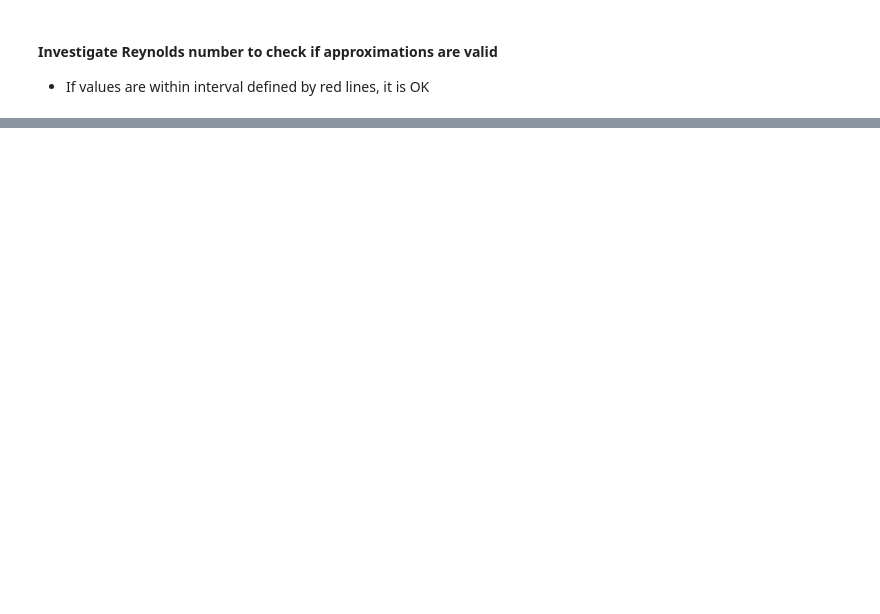
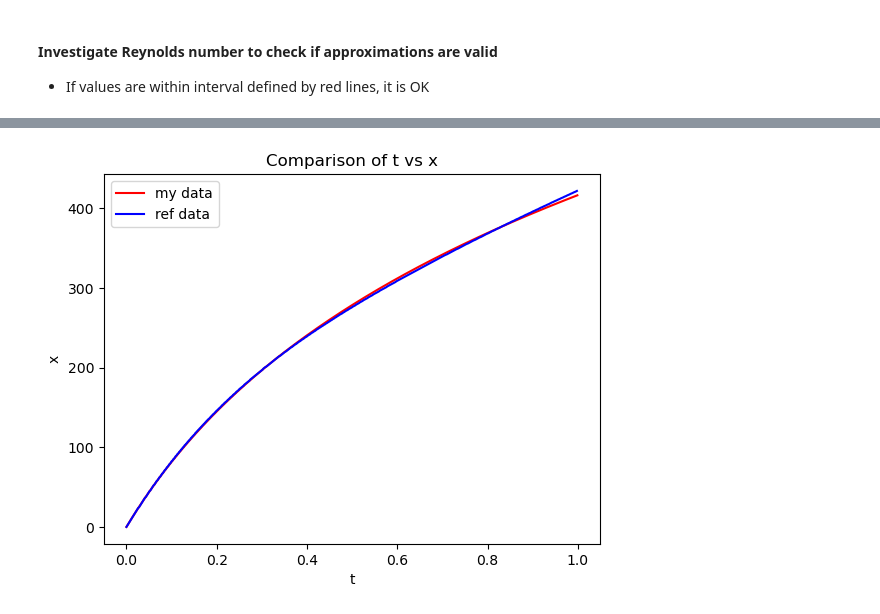
Before and after one commit to RikardMartin/ballistics, a Jupyter notebook: balcalc_2.ipynb, the cells around one changed output, grey strips where cells are left out. Saved outputs shown, nothing was run; the diff lists cells and outputs as text; code cells hidden in the pictures; blank space fills up the shorter version.

Commit message:
Several things done: 1: Introduced reference data for bullets. 2: Fixed constants 3: Cleaned up algorithm 4: purged old files 5: Added readme and requirements file for further development

```diff
--- a/balcalc_2.ipynb
+++ b/balcalc_2.ipynb
@@ -72,0 +207,15 @@ d/dt vy(t) = -(Csin(theta)v^2-mg)/m
+# %%
+ref_data = pd.read_csv('22hornet-data.csv', sep='\t')
+
+ref_data.rename(columns={ref_data.columns[0]: 'x', ref_data.columns[1]: 'y', ref_data.columns[2]: 'v', ref_data.columns[-1]: 't'}, inplace=True)
+ref_data.drop(columns=[ref_data.columns[4]], inplace=True)
+
+ref_data[ref_data.columns[-1]] = ref_data[ref_data.columns[-1]].apply(lambda x: x/1000)
+ref_data = ref_data[ref_data['t']<data['t'].max()]
+
+ref_data[ref_data.columns[0]] = ref_data[ref_data.columns[0]].apply(lambda x: x*0.9144)
+ref_data[ref_data.columns[1]] = ref_data[ref_data.columns[1]].apply(lambda x: x*2.54)
+ref_data[ref_data.columns[2]] = ref_data[ref_data.columns[2]].apply(lambda x: x*0.3048)
+
+
+ref_data.head()
@@ -72,0 +229,22 @@ d/dt vy(t) = -(Csin(theta)v^2-mg)/m
+# %%
+def compare_plot(data, ref_data, x, y):
+    # Plot x vs t for the first dataframe
+    plt.plot(data[x], data[y], label='my data', color='red')
+
+    # Plot x vs t for the second dataframe
+    plt.plot(ref_data[x], ref_data[y], label='ref data', color='blue')
+
+    # Add labels and title
+    plt.xlabel(x)
+    plt.ylabel(y)
+    plt.title(f"Comparison of {x} vs {y}")
+
+    # Add a legend
+    plt.legend()
+
+    # Show the plot
+    plt.show()
+# %%
+compare_plot(data, ref_data, 't', 'x')
+# %% [output]
+[figure, added]
```
Also changed, not shown: parts of 13 cells of this notebook, 7 other files.
